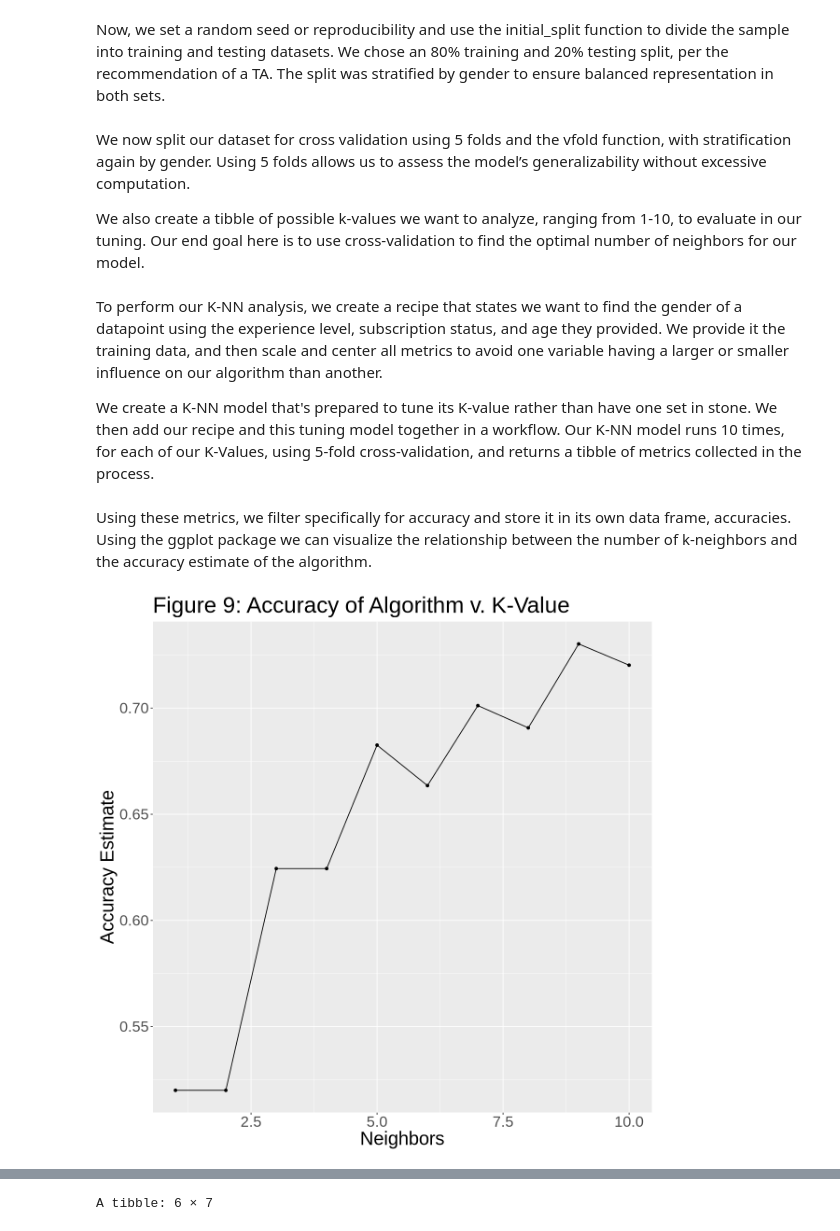
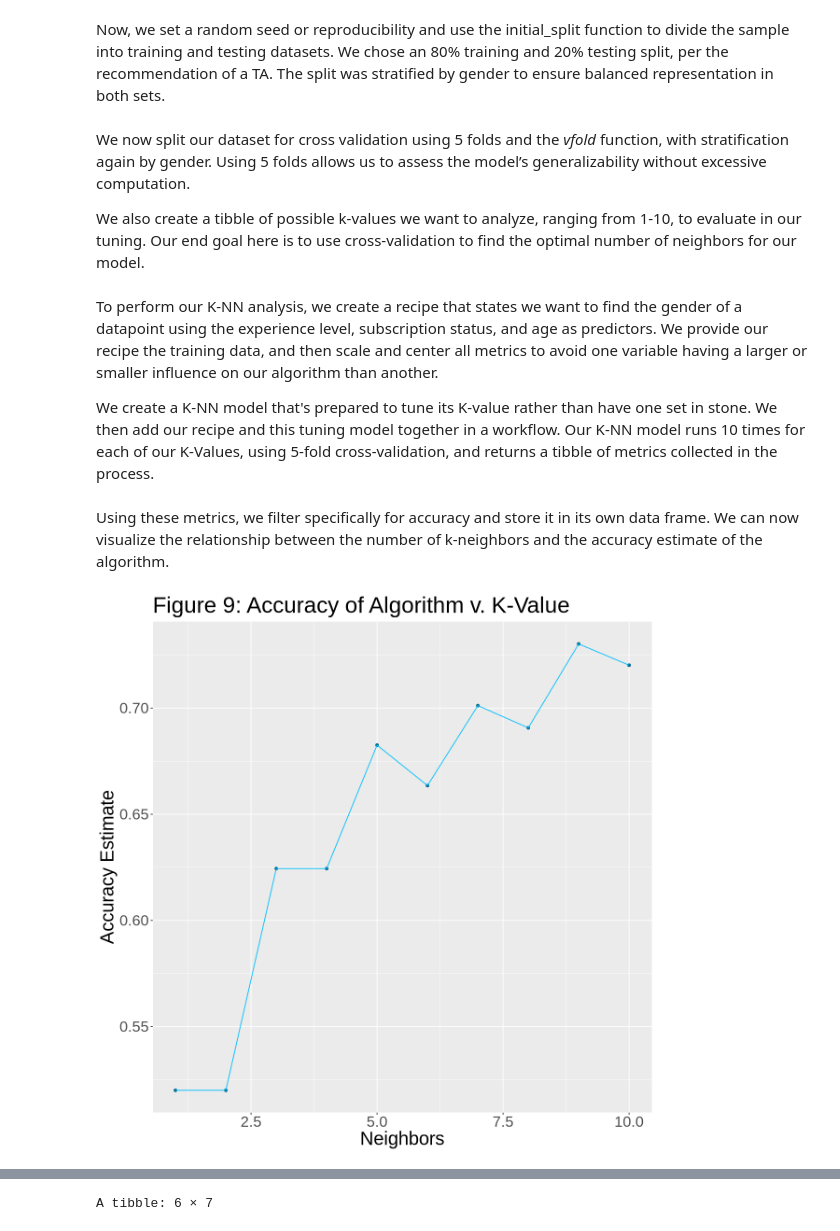
Before and after one commit to ellailan/PLAICRAFT-Data-Analysis, a Jupyter notebook: data-analysis.ipynb, the cells around one changed output, grey strips where cells are left out. Drawn from its saved outputs; the diff is of its cells as text; code cells hidden in the pictures.

```diff
--- a/data-analysis.ipynb
+++ b/data-analysis.ipynb
@@ -272,7 +276,7 @@ gender_split <- initial_split(players, prop = 0.80, strata = gender)
 gender_train <- training(gender_split)
 gender_test <- testing(gender_split)
 # %% [markdown]
-We now split our dataset for cross validation using 5 folds and the vfold function, with stratification again by gender. Using 5 folds allows us to assess the model’s generalizability without excessive computation.
+We now split our dataset for cross validation using 5 folds and the *vfold* function, with stratification again by gender. Using 5 folds allows us to assess the model’s generalizability without excessive computation.
 
 We also create a tibble of possible k-values we want to analyze, ranging from 1-10, to evaluate in our tuning. Our end goal here is to use cross-validation to find the optimal number of neighbors for our model.
 # %%
@@ -280,9 +284,9 @@ set.seed(1234)
 vfold <- vfold_cv(gender_train, v = 5, strata = gender)
 k_vals <- tibble(neighbors = seq(from = 1, to = 10, by = 1))
 # %% [markdown]
-To perform our K-NN analysis, we create a recipe that states we want to find the gender of a datapoint using the experience level, subscription status, and age they provided. We provide it the training data, and then scale and center all metrics to avoid one variable having a larger or smaller influence on our algorithm than another.
+To perform our K-NN analysis, we create a recipe that states we want to find the gender of a datapoint using the experience level, subscription status, and age as predictors. We provide our recipe the training data, and then scale and center all metrics to avoid one variable having a larger or smaller influence on our algorithm than another.
 
-We create a K-NN model that's prepared to tune its K-value rather than have one set in stone. We then add our recipe and this tuning model together in a workflow. Our K-NN model runs 10 times, for each of our K-Values, using 5-fold cross-validation, and returns a tibble of metrics collected in the process.
+We create a K-NN model that's prepared to tune its K-value rather than have one set in stone. We then add our recipe and this tuning model together in a workflow. Our K-NN model runs 10 times for each of our K-Values, using 5-fold cross-validation, and returns a tibble of metrics collected in the process.
 # %%
 
 gender_recipe <- recipe(gender ~ experience + subscribe + Age, data = gender_train) |>
@@ -300,23 +304,23 @@ knn_results <- workflow() |>
       tune_grid(resamples = vfold, grid = k_vals) |>
       collect_metrics()
 # %% [markdown]
-Using these metrics, we filter specifically for accuracy and store it in its own data frame, accuracies. Using the ggplot package we can visualize the relationship between the number of k-neighbors and the accuracy estimate of the algorithm.
+Using these metrics, we filter specifically for accuracy and store it in its own data frame. We can now visualize the relationship between the number of k-neighbors and the accuracy estimate of the algorithm.
 # %%
 
 accuracies <- knn_results |>
       filter(.metric == "accuracy")
 
 accuracy_versus_k <- ggplot(accuracies, aes(x = neighbors, y = mean))+
-      geom_point() +
-      geom_line() +
+      geom_point(color = "deepskyblue4") +
+      geom_line(color = "deepskyblue") +
       labs(x = "Neighbors", y = "Accuracy Estimate") +
         ggtitle("Figure 9: Accuracy of Algorithm v. K-Value") +
         theme(text = element_text(size = 24))
 
 
 accuracy_versus_k
 # %% [output]
-[figure, old version]
+[figure, new version]
 # %% [markdown]
 Figure 9 has a peak in accuracy at k = 9, which suggests that this is the optimal value for our k-NN model between 1 and 10.
 
```
Also changed, not shown: parts of 13 cells of this notebook.
